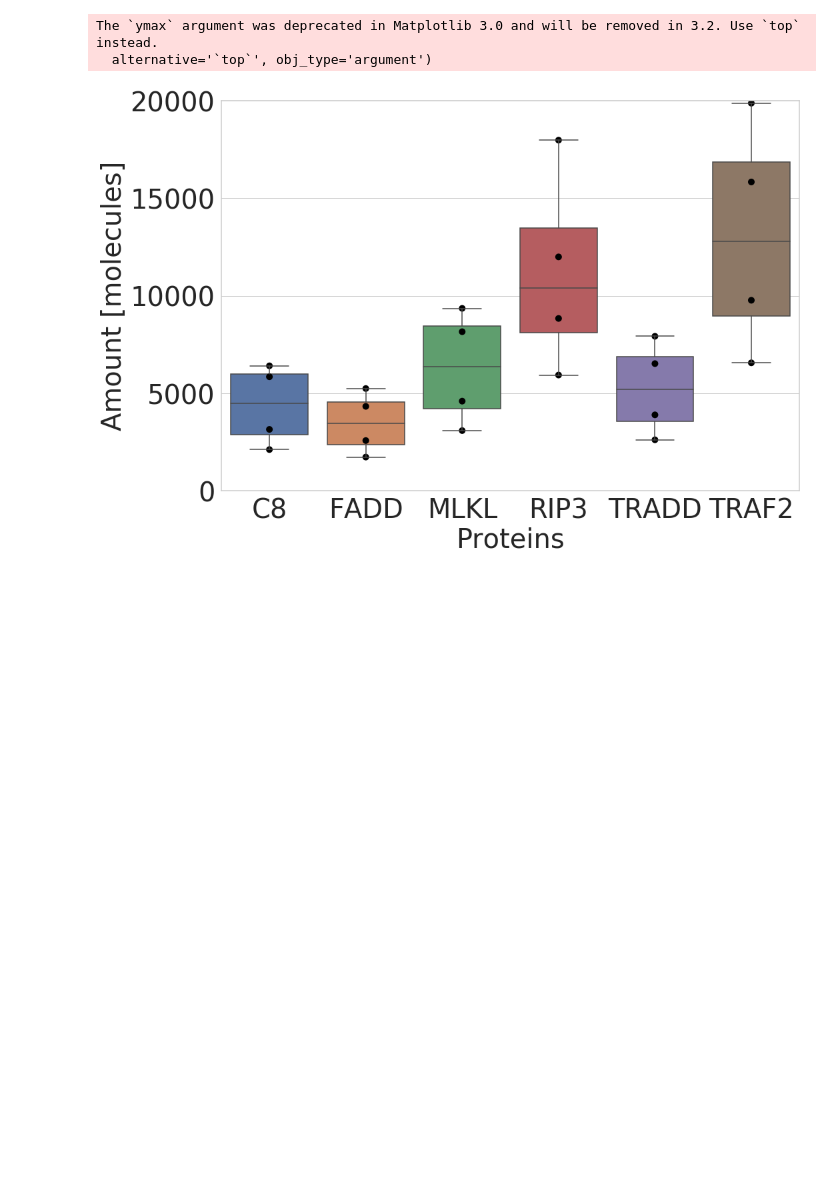
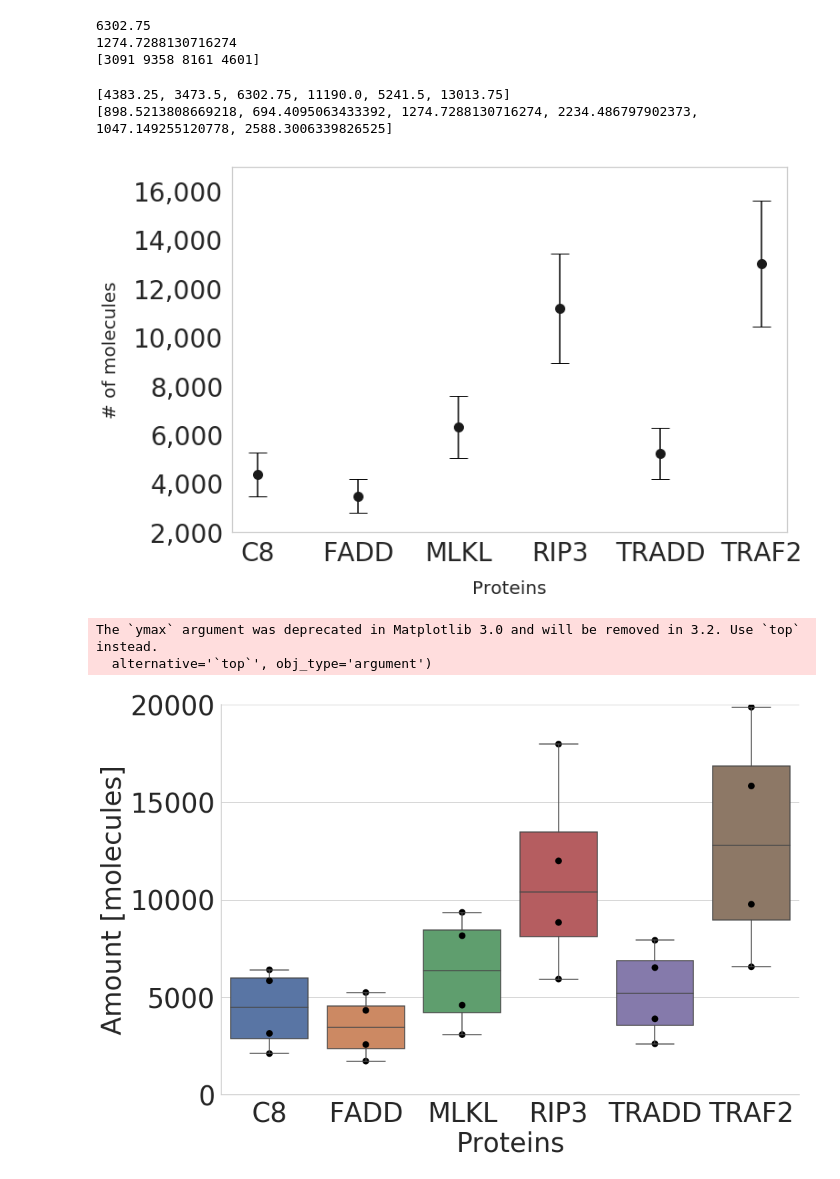
Before and after one commit to LoLab-MSM/NERM, a Jupyter notebook: Plotting_MS_data.ipynb, the cells around one changed output. Drawn from its saved outputs; the diff is of its cells as text; code cells hidden in the pictures; blank space fills up the shorter version.

```diff
--- a/Plotting_MS_data.ipynb
+++ b/Plotting_MS_data.ipynb
@@ -23,3 +26,44 @@ data_to_plot = [mlkl, c8, rip3, tradd, traf, fadd]
+# %%
+mlkl = np.array(mlkl)
+errormlkl = np.std(mlkl)/np.sqrt(len(mlkl))
+# %%
+print(np.mean(mlkl))
+print(errormlkl)
+print(mlkl)
+# %% [output]
+6302.75
+1274.7288130716274
+[3091 9358 8161 4601]
+# %%
+data_to_plot = [c8, fadd, mlkl, rip3, tradd, traf]
+# %%
+data_avg = [np.mean(d) for d in data_to_plot]
+print(data_avg)
+
+data_error = [np.std(d)/np.sqrt(len(d)) for d in data_to_plot]
+print(data_error)
+# %% [output]
+[4383.25, 3473.5, 6302.75, 11190.0, 5241.5, 13013.75]
+[898.5213808669218, 694.4095063433392, 1274.7288130716274, 2234.486797902373, 1047.149255120778, 2588.3006339826525]
+# %%
+fig, ax = plt.subplots(figsize = (11,7))
+plt.errorbar(range(len(data_avg)), data_avg,  yerr= data_error, capsize = 10, fmt='ok', ecolor ='black', ms = 10)
+plt.xticks(plt.xticks()[0][1:-1],labels = ['C8','FADD','MLKL','RIP3', 'TRADD','TRAF2'], fontsize = 20)
+# print(plt.xticks()[0][1:-1])
+plt.yticks(plt.yticks()[0], labels = ['{:,}'.format(int(x)) for x in plt.yticks()[0]])
+# print(plt.yticks()[0])
+# print(['{:,}'.format(int(x)) for x in plt.yticks()[0]])
+plt.grid(False)
+plt.ylim(top = 17000)
+plt.yticks(fontsize = 28)
+plt.xticks(fontsize = 28)
+plt.xlabel('Proteins', fontsize = 20, labelpad = 15)
+plt.ylabel('# of molecules', fontsize = 20, labelpad = 15)
+plt.tight_layout()
+plt.savefig('massspec_data_werrorbars.pdf')
+plt.show()
+# %% [output]
+[figure, added]
 # %%
 df = pd.DataFrame(columns=['C8','FADD','MLKL','RIP3', 'TRADD','TRAF2'])
 df['C8'] = c8
```
Also changed, not shown: parts of 4 cells of this notebook, 11 other files.
